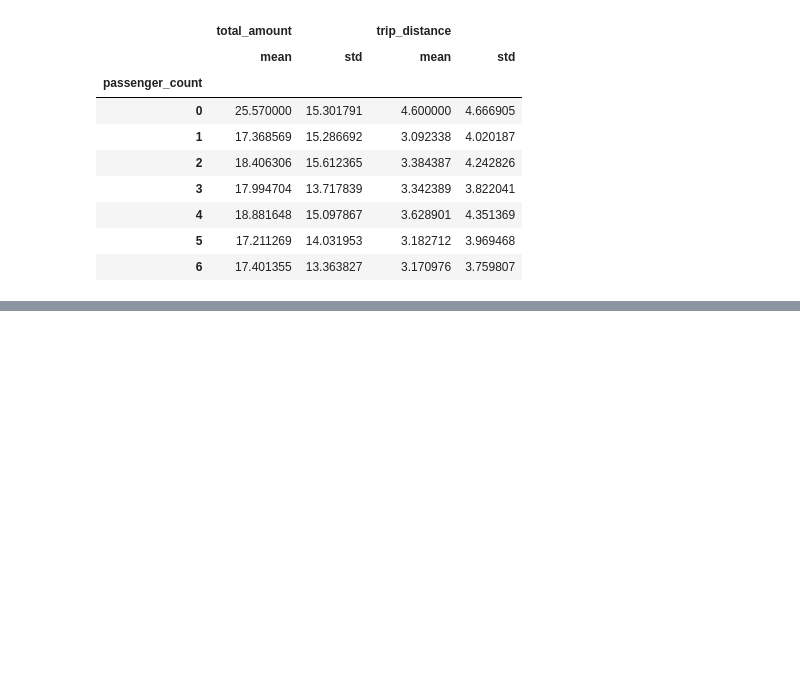
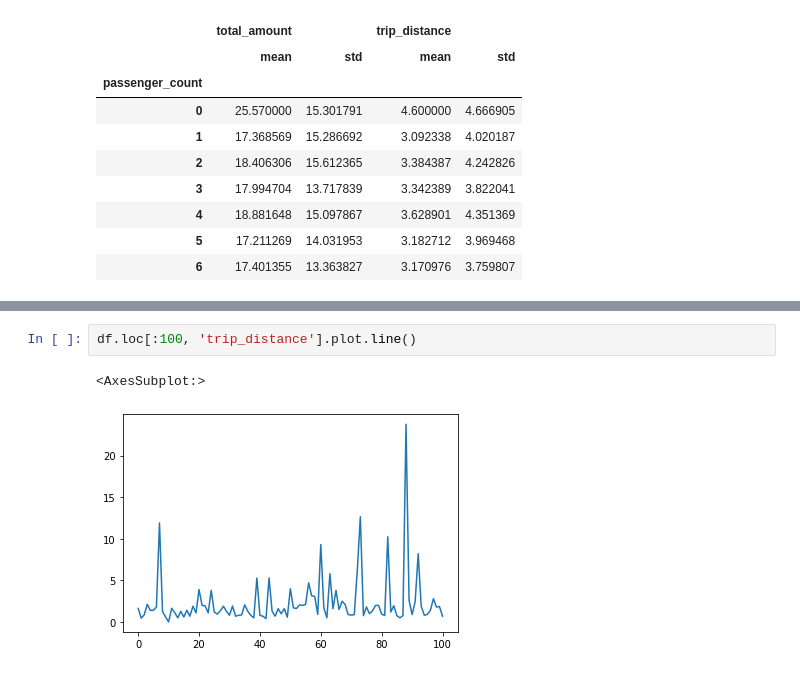
Before and after one commit to reuven/Cisco-IYL, a Jupyter notebook: 2022-05May-24-PyData.ipynb, the cells around one changed output, grey strips where cells are left out. Cells and saved outputs as stored; diff of their text form; blank space fills up the shorter version.

```diff
--- a/2022-05May-24-PyData.ipynb
+++ b/2022-05May-24-PyData.ipynb
@@ -254,0 +260,5 @@ df.groupby('passenger_count')[['total_amount', 'trip_distance']].agg(['mean', 's
+# %%
+df.loc[:100, 'trip_distance'].plot.line()
+# %% [output]
+<AxesSubplot:>
+[figure, added]
```
Also changed, not shown: parts of 3 cells of this notebook.
